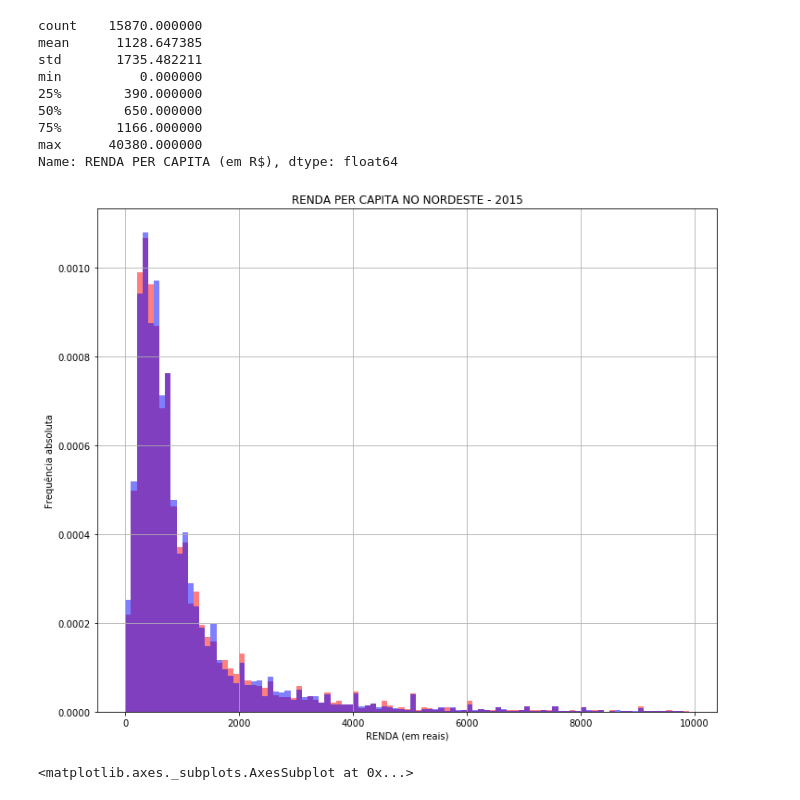
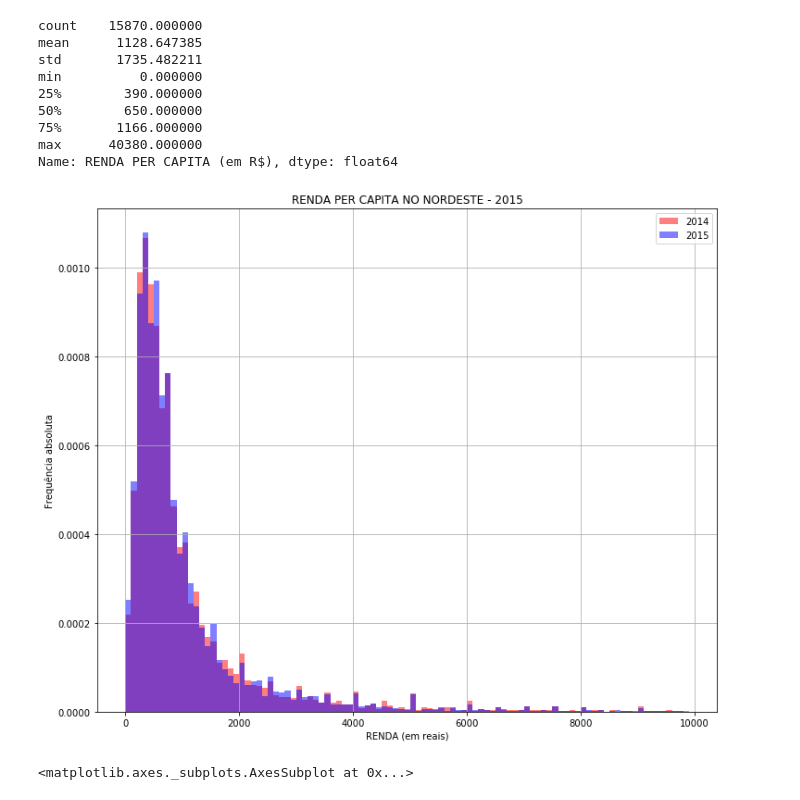
Before and after one commit to hugogr99/CIENCIA-DOS-DADOS, a Jupyter notebook: Projeto 1.ipynb, the cells around one changed output. Saved outputs shown, nothing was run; the diff lists cells and outputs as text; code cells hidden in the pictures.

```diff
--- a/Projeto 1.ipynb
+++ b/Projeto 1.ipynb
@@ -126,19 +126,20 @@ k2 = pd.cut(nordeste2014b['RENDA PER CAPITA (em R$)'], bins=faixa, right=False)
 
 k3 = pd.cut(nordeste2015b['RENDA PER CAPITA (em R$)'], bins=faixa, right=False)
 # %%
-plot2 = nordeste2014b['RENDA PER CAPITA (em R$)'].plot.hist(bins=faixa, title='RENDA PER CAPITA NO NORDESTE - 2014', figsize=(12,10), normed = 1, alpha=0.5, color='r')
+plot2 = nordeste2014b['RENDA PER CAPITA (em R$)'].plot.hist(bins=faixa, title='RENDA PER CAPITA NO NORDESTE - 2014', figsize=(12,10), normed = 1, alpha=0.5, color='r', label='2014')
 #plt.ylabel('Frequência absoluta')
 #plt.xlabel('RENDA (em reais)')
 #plt.grid()
 #plt.show()
 
-plot3 = nordeste2015b['RENDA PER CAPITA (em R$)'].plot.hist(bins=faixa, title='RENDA PER CAPITA NO NORDESTE - 2015', figsize=(12,10), normed = 1, alpha=0.5,color='b')
+plot3 = nordeste2015b['RENDA PER CAPITA (em R$)'].plot.hist(bins=faixa, title='RENDA PER CAPITA NO NORDESTE - 2015', figsize=(12,10), normed = 1, alpha=0.5,color='b',label='2015')
 plt.ylabel('Frequência absoluta')
 plt.xlabel('RENDA (em reais)')
 plt.grid()
+plt.legend()
 plt.show()
 # %% [output]
-[figure, old version]
+[figure, new version]
 # %%
 fig = plt.figure(figsize=(15, 5))
 
```
Also changed, not shown: parts of 1 cell of this notebook.
